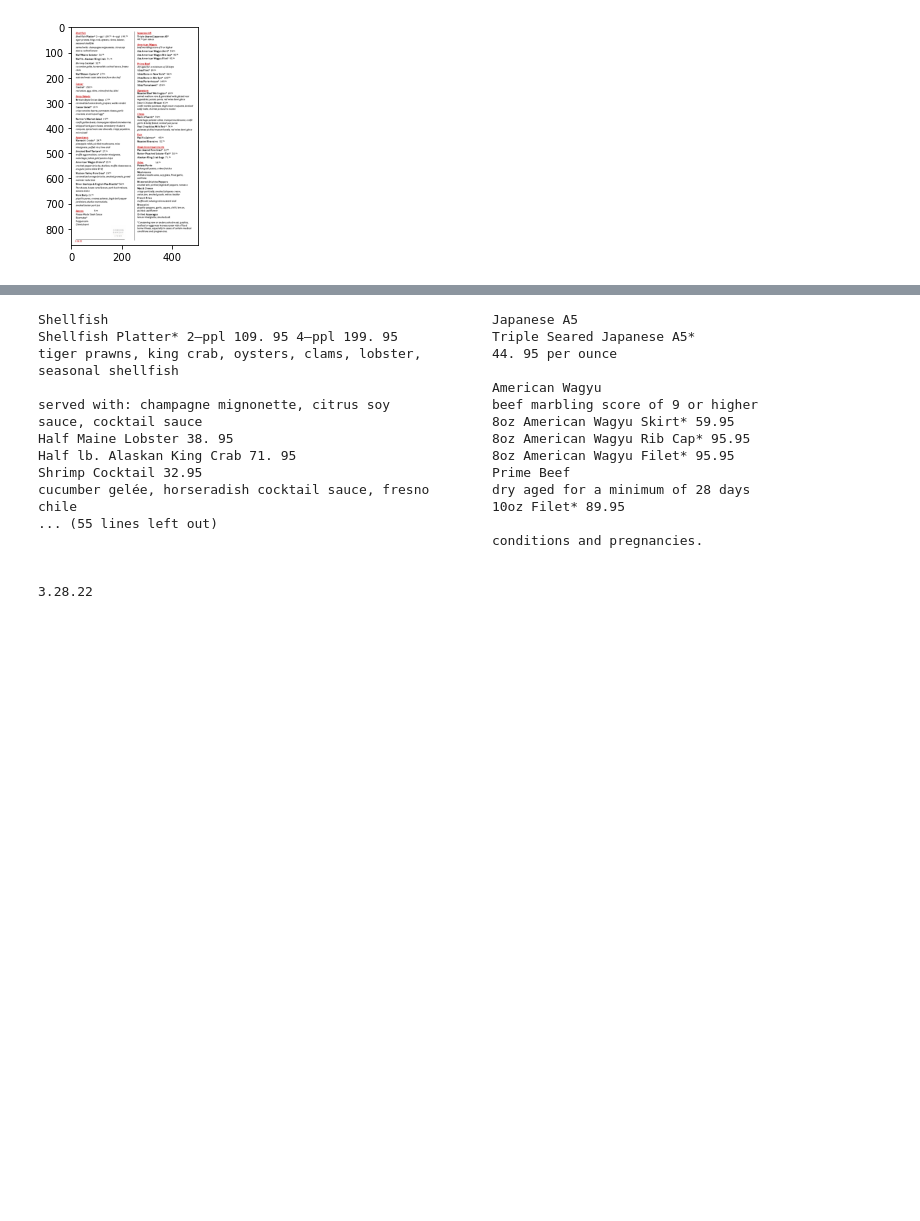
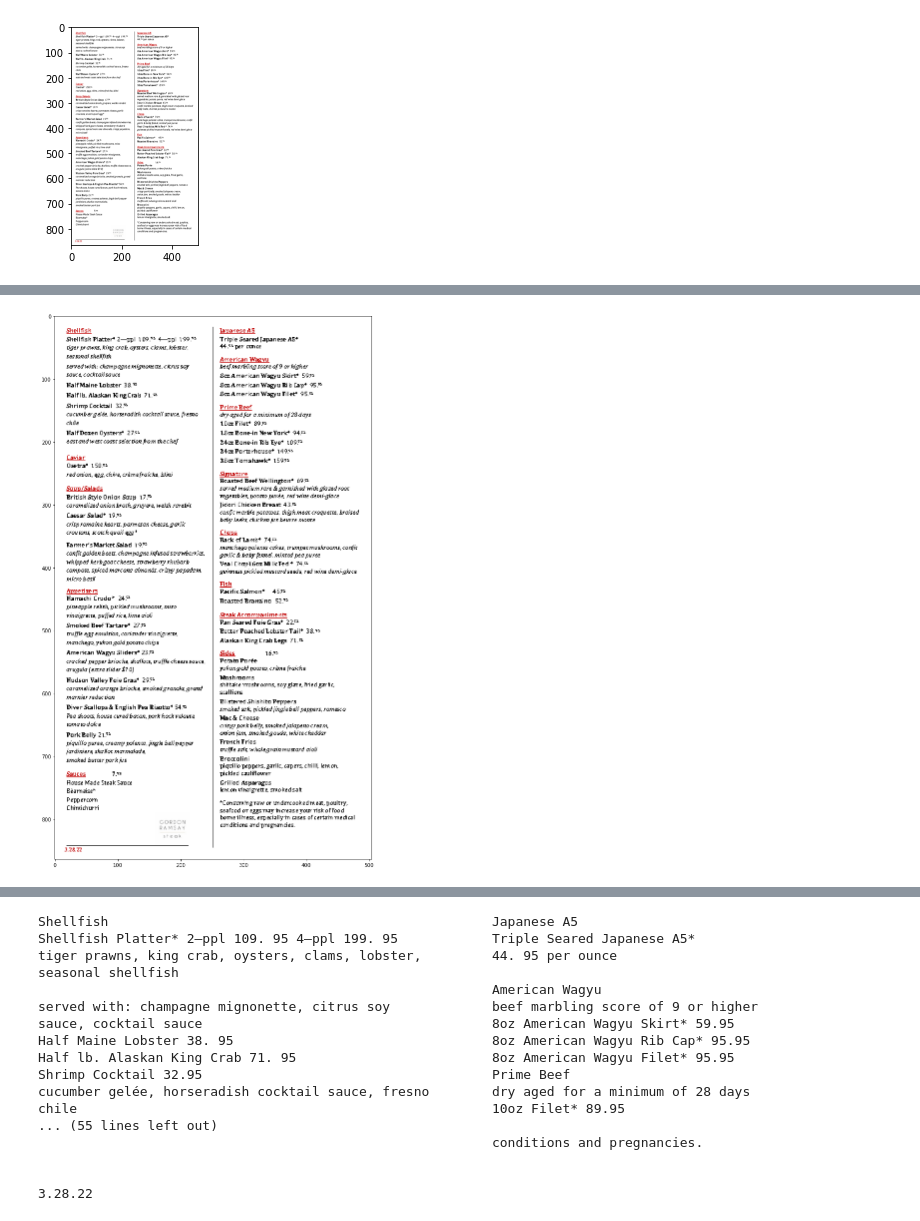
Before and after one commit to rogerfitz/tutorials, a Jupyter notebook: menu_spider_scraping/0_Scrape_A_PDF_Menu.ipynb, the cells around one changed output, grey strips where cells are left out. Drawn from its saved outputs; the diff is of its cells as text; code cells hidden in the pictures; blank space fills up the shorter version.

```diff
--- a/menu_spider_scraping/0_Scrape_A_PDF_Menu.ipynb
+++ b/menu_spider_scraping/0_Scrape_A_PDF_Menu.ipynb
@@ -199,8 +201,8 @@ def pil_to_numpy(im):
 import numpy as np
 import matplotlib.pyplot as plt
 %matplotlib inline
-a=pil_to_numpy(pil_image)
-plt.imshow(a)
+image=pil_to_numpy(pil_image)
+plt.imshow(image)
 # %% [output]
 <matplotlib.image.AxesImage at 0x...>
 [figure]
@@ -230,3 +209,11 @@ class Rectangle(builtins.object)
+# %%
+#That's a little small, let's change scaling
+def draw_image(image):
+    plt.figure(figsize = (35,20))
+    plt.imshow(image)#, interpolation='nearest', aspect='auto')
+draw_image(image)
+# %% [output]
+[figure, added]
 # %%
 texts=[]
 for text in page.text_list(page.TextListOption.text_list_include_font):
```
Also changed, not shown: parts of 26 cells of this notebook, 2 other files.
